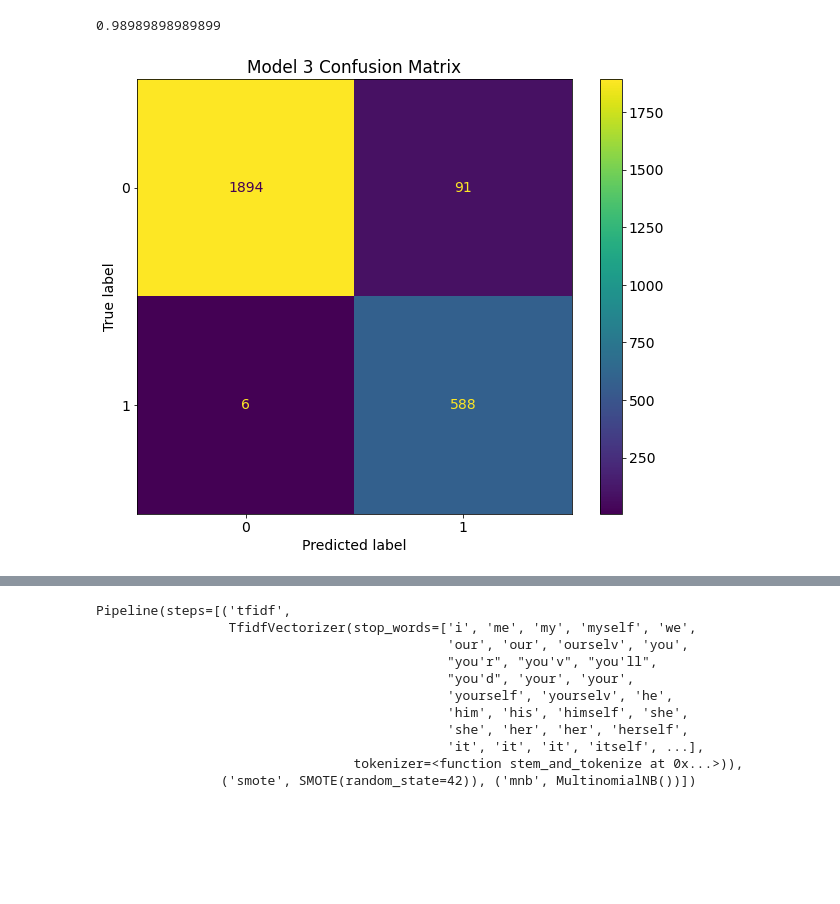
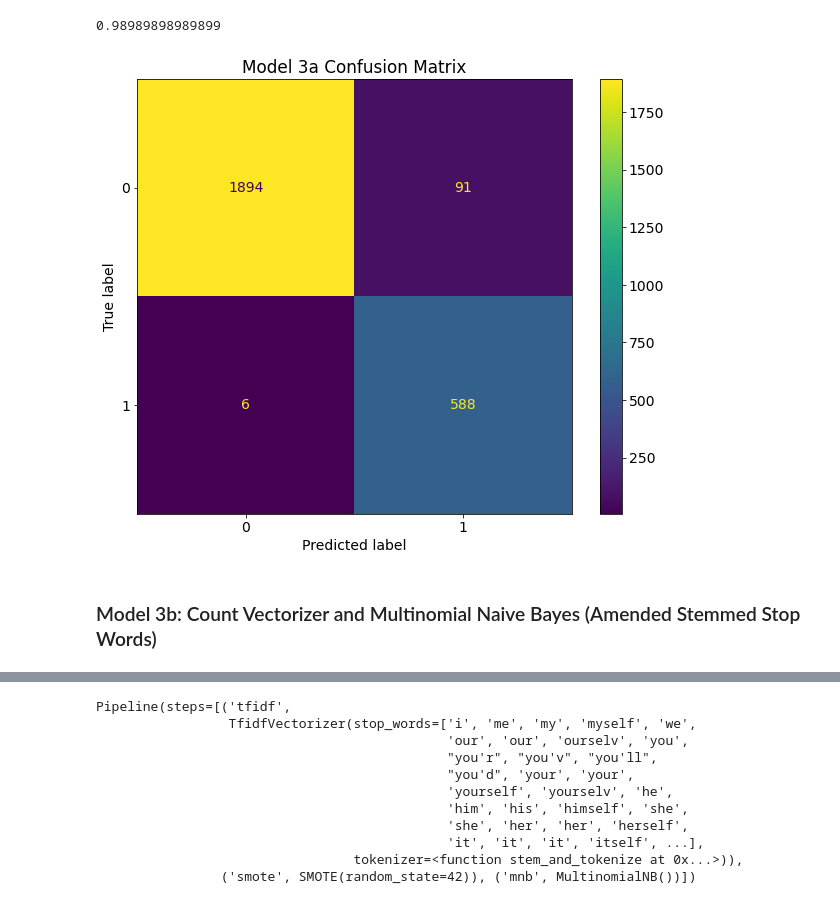
Before and after one commit to jordanate/depression-tweets-sentiment-analysis, a Jupyter notebook: phase-4-project-notebook.ipynb, the cells around one changed output, grey strips where cells are left out. Cells and saved outputs as stored; diff of their text form; code cells hidden in the pictures; blank space fills up the shorter version.

```diff
--- a/phase-4-project-notebook.ipynb
+++ b/phase-4-project-notebook.ipynb
@@ -396,0 +448,2 @@ plot_confusion_matrix(pipe_rfc_tfidf, X_test, y_test, ax=ax);
+# %%
+pipe_rfc_tfidf_b.fit(X_train, y_train)
@@ -396,0 +469,6 @@ plot_confusion_matrix(pipe_rfc_tfidf, X_test, y_test, ax=ax);
+# %%
+# Creating a confusion matrix
+fig, ax = plt.subplots(figsize = (10, 8))
+plt.rcParams.update({'font.size': 14})
+ax.set_title('Model 2b Confusion Matrix')
+plot_confusion_matrix(pipe_rfc_tfidf_b, X_test, y_test, ax=ax);
@@ -399,11 +479,11 @@ plot_confusion_matrix(pipe_rfc_tfidf, X_test, y_test, ax=ax);
 # %%
-pipe_mnb_vec = Pipeline([
+pipe_mnb_vec_a = Pipeline([
   ('vect', CountVectorizer(stop_words=stemmed_stopwords, tokenizer=stem_and_tokenize)),
    ('smote', SMOTE(random_state=42)),
    ('mnb', MultinomialNB())
 ])
 # %%
-pipe_mnb_vec.fit(X_train, y_train)
+pipe_mnb_vec_a.fit(X_train, y_train)
 # %% [output]
 Pipeline(steps=[('vect',
                  CountVectorizer(stop_words=['i', 'me', 'my', 'myself', 'we',
@@ -425,10 +505,12 @@ recall_score(y_test, y_preds_mnb_vec)
 # %%
 # Creating a confusion matrix
 fig, ax = plt.subplots(figsize = (10, 8))
 plt.rcParams.update({'font.size': 14})
-ax.set_title('Model 3 Confusion Matrix')
-plot_confusion_matrix(pipe_mnb_vec, X_test, y_test, ax=ax);
+ax.set_title('Model 3a Confusion Matrix')
+plot_confusion_matrix(pipe_mnb_vec_a, X_test, y_test, ax=ax);
 # %% [output]
-[figure, old version]
+[figure, new version]
 # %%
 # pipe_mnb_vec.score(X_test, y_test)
+# %% [markdown]
+### Model 3b: Count Vectorizer and Multinomial Naive Bayes (Amended Stemmed Stop Words)
```
Also changed, not shown: parts of 64 cells of this notebook.
